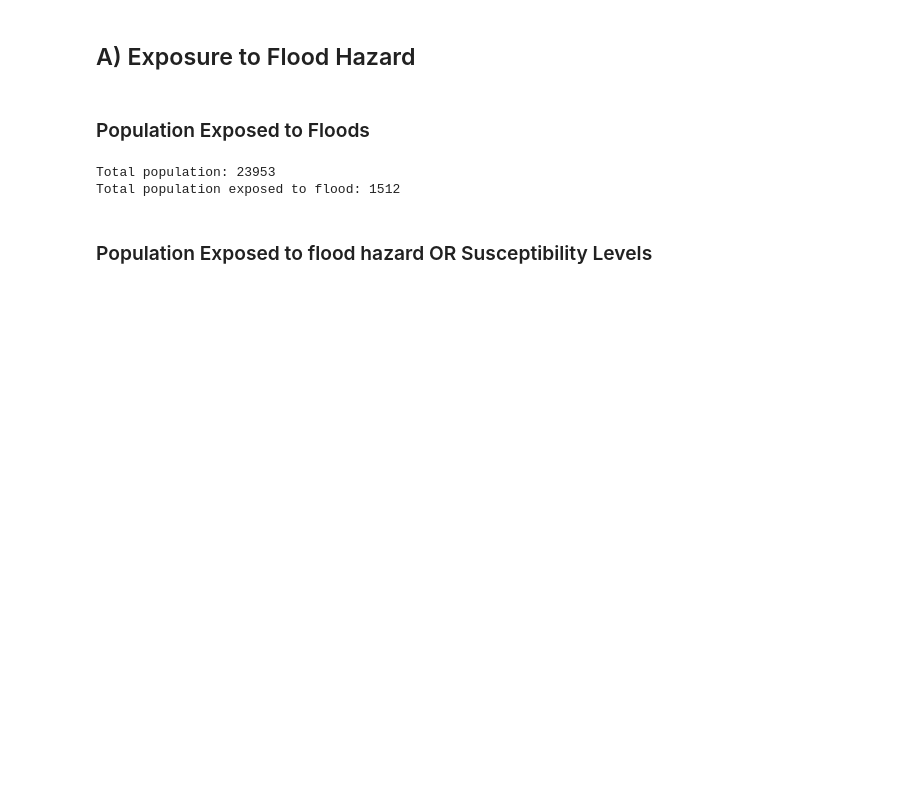
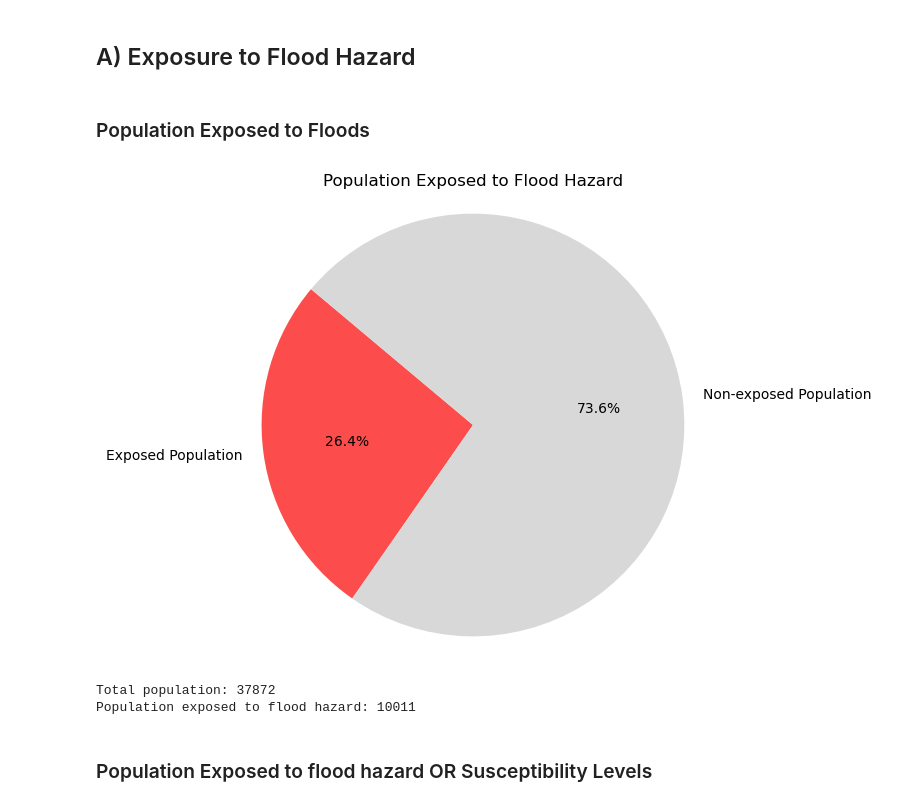
Before and after one commit to waleedgeo/FMSE, a Jupyter notebook: main.ipynb, the cells around one changed output. Cells and saved outputs as stored; diff of their text form; code cells hidden in the pictures; blank space fills up the shorter version.

```diff
--- a/main.ipynb
+++ b/main.ipynb
@@ -519,14 +494,15 @@ Evaluated RandomForest with 300 trees: F1 Score = 0.7407407407407407
 # %% [markdown]
 ### Population Exposed to Floods
 # %%
-total_exposed_population, total_population = calculate_flood_exposure(flood_binary, aoi)
+total_exposed_population, total_population = calculate_flood_exposure(flood_binary, city_shp.geometry())
 
 # print total population without decimal points
 print('Total population:', int(total_population.getInfo()))
 print('Population exposed to flood hazard:', int(total_exposed_population.getInfo()))
 # %% [output]
+[figure, added]
-Total population: 23953
-Total population exposed to flood: 1512
+Total population: 37872
+Population exposed to flood hazard: 10011
 # %% [markdown]
 ### Population Exposed to flood hazard OR Susceptibility Levels
 # %%
```
Also changed, not shown: parts of 23 cells of this notebook, 38 other files.
